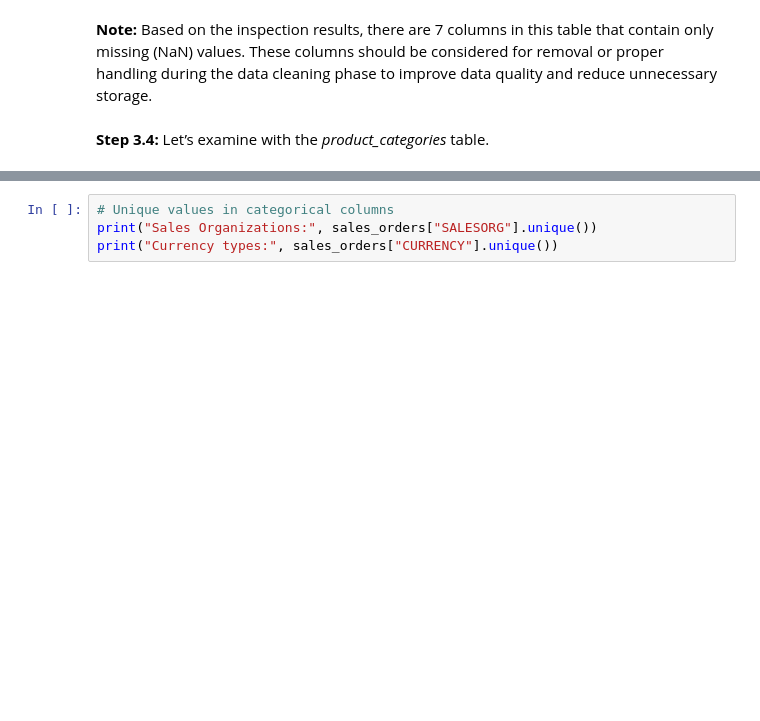
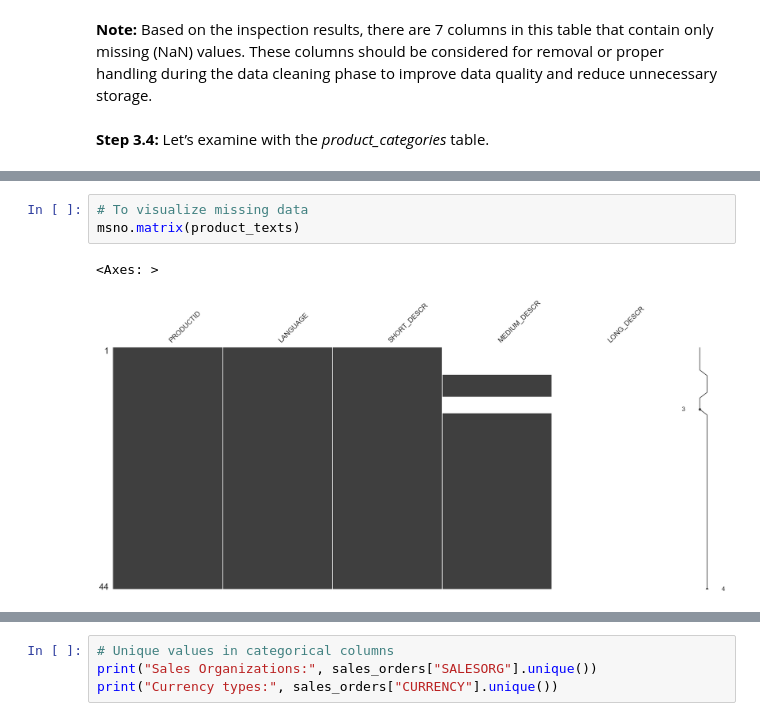
Before and after one commit to sinemarslan0/bike-sales-data-engineering, a Jupyter notebook: 01_eda_bike_sales.ipynb, the cells around one changed output, grey strips where cells are left out. Drawn from its saved outputs; the diff is of its cells as text; blank space fills up the shorter version.

```diff
--- a/01_eda_bike_sales.ipynb
+++ b/01_eda_bike_sales.ipynb
@@ -202,0 +360,6 @@ dtype: bool
+# %%
+# To visualize missing data
+msno.matrix(product_texts)
+# %% [output]
+<Axes: >
+[figure, added]
```
Also changed, not shown: parts of 51 cells of this notebook.
